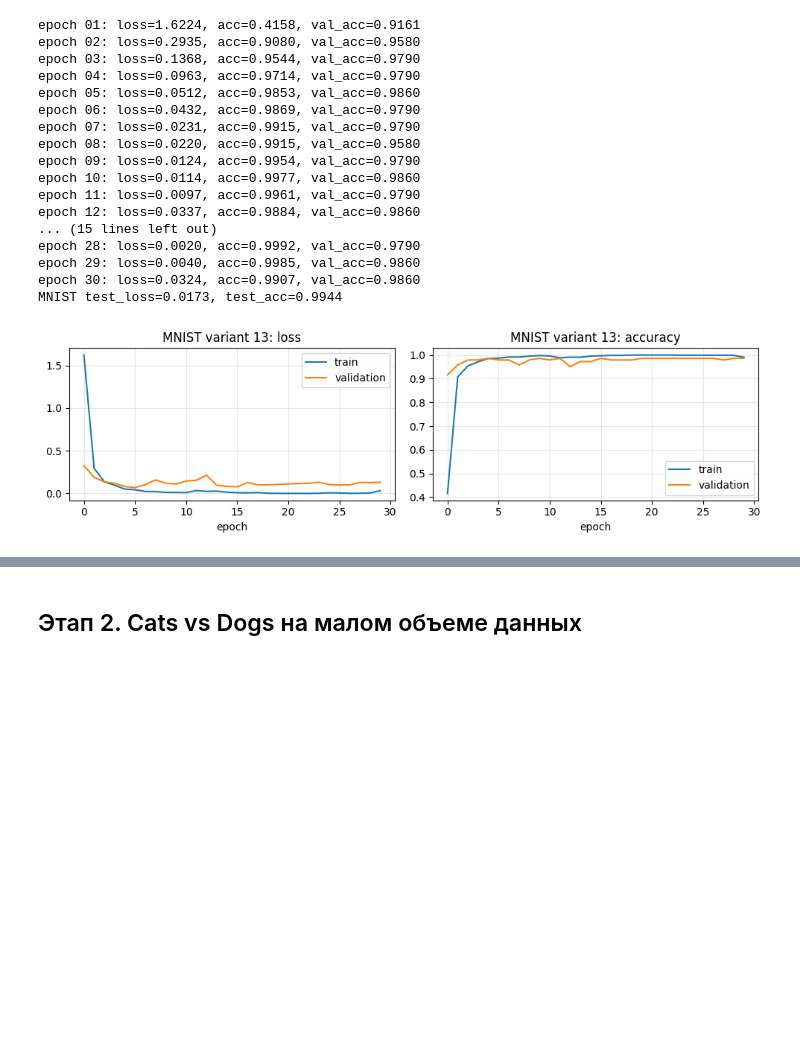
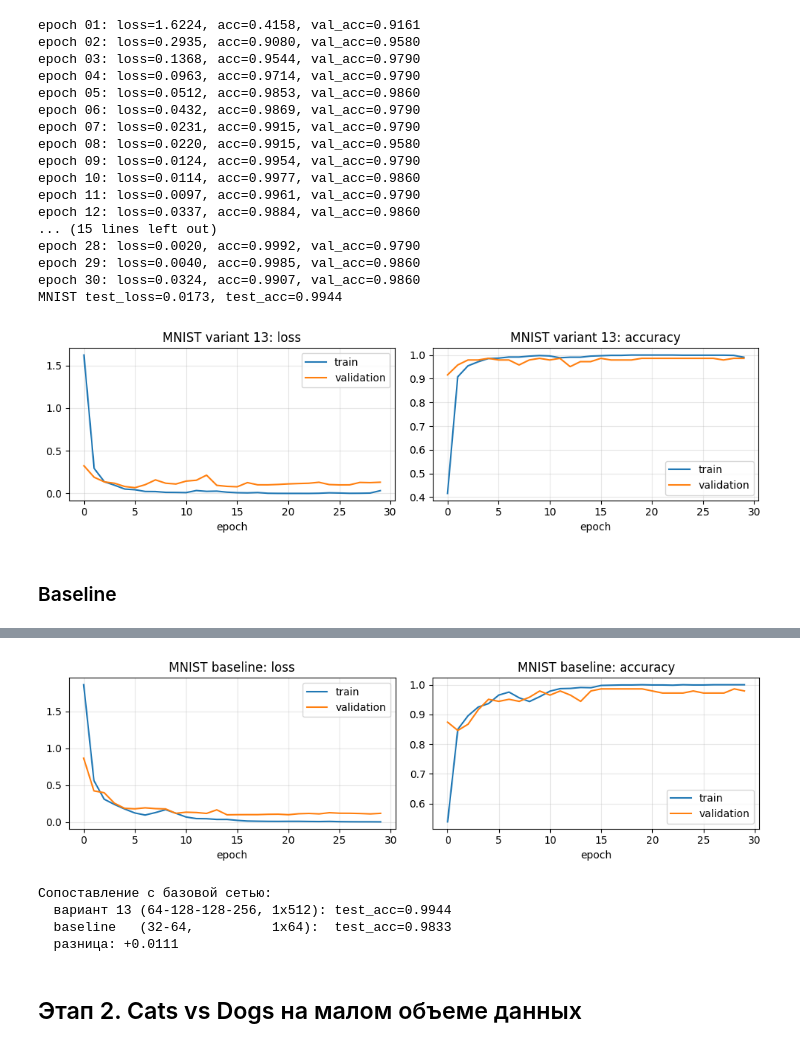
Before and after one commit to cndfdv/pfur-coursework, a Jupyter notebook: lab_5/main.ipynb, the cells around one changed output, grey strips where cells are left out. Cells and saved outputs as stored; diff of their text form; code cells hidden in the pictures; blank space fills up the shorter version.

```diff
--- a/lab_5/main.ipynb
+++ b/lab_5/main.ipynb
@@ -16,7 +16,11 @@ from sklearn.datasets import load_digits
 from torch.utils.data import DataLoader, Dataset, TensorDataset, random_split
 from torchvision import datasets, models, transforms
 
-DEVICE = torch.device("cuda" if torch.cuda.is_available() else "cpu")
+DEVICE = torch.device(
+    "cuda" if torch.cuda.is_available()
+    else "mps" if torch.backends.mps.is_available()
+    else "cpu"
+)
 SEED = 13
 random.seed(SEED)
 np.random.seed(SEED)
@@ -146,8 +150,8 @@ class MnistCnn(nn.Module):
 mnist_transform = transforms.Compose([transforms.ToTensor(), transforms.Normalize((0.1307,), (0.3081,))])
 
 try:
-    mnist_train_full = datasets.MNIST("data", train=True, download=False, transform=mnist_transform)
-    mnist_test = datasets.MNIST("data", train=False, download=False, transform=mnist_transform)
+    mnist_train_full = datasets.MNIST("data", train=True, download=True, transform=mnist_transform)
+    mnist_test = datasets.MNIST("data", train=False, download=True, transform=mnist_transform)
     mnist_source = "MNIST"
 except Exception:
     digits = load_digits()
@@ -216,3 +217,54 @@ epoch 29: loss=0.0040, acc=0.9985, val_acc=0.9860
 epoch 30: loss=0.0324, acc=0.9907, val_acc=0.9860
 MNIST test_loss=0.0173, test_acc=0.9944
 [figure]
+# %% [markdown]
+### Baseline
+# %%
+class MnistBaselineCnn(nn.Module):
+    """Базовая сеть из задания: 2 слоя 32-64, ядро 3x3, классификатор 1 слой (64)."""
+
+    def __init__(self):
+        super().__init__()
+        self.features = nn.Sequential(
+            nn.Conv2d(1, 32, kernel_size=3, padding=1),
+            nn.ReLU(),
+            nn.MaxPool2d(2),
+            nn.Conv2d(32, 64, kernel_size=3, padding=1),
+            nn.ReLU(),
+            nn.MaxPool2d(2),
+        )
+        self.classifier = nn.Sequential(
+            nn.Flatten(),
+            nn.Linear(64 * 7 * 7, 64),
+            nn.ReLU(),
+            nn.Linear(64, 10),
+        )
+
+    def forward(self, x: torch.Tensor) -> torch.Tensor:
+        return self.classifier(self.features(x))
+
+
+baseline_model = MnistBaselineCnn().to(DEVICE)
+criterion = nn.CrossEntropyLoss()
+optimizer = torch.optim.Adam(baseline_model.parameters(), lr=1e-3)
+
+BASELINE_EPOCHS = 30
+baseline_history = {"loss": [], "val_loss": [], "acc": [], "val_acc": []}
+for epoch in range(BASELINE_EPOCHS):
+    loss, acc = train_multiclass_epoch(baseline_model, mnist_train_loader, criterion, optimizer)
+    val_loss, val_acc = evaluate_multiclass(baseline_model, mnist_val_loader, criterion)
+    baseline_history["loss"].append(loss)
+    baseline_history["acc"].append(acc)
+    baseline_history["val_loss"].append(val_loss)
+    baseline_history["val_acc"].append(val_acc)
+    print(f"epoch {epoch + 1:02d}: loss={loss:.4f}, acc={acc:.4f}, val_acc={val_acc:.4f}")
+
+baseline_test_loss, baseline_test_acc = evaluate_multiclass(baseline_model, mnist_test_loader, criterion)
+print(f"Baseline test_loss={baseline_test_loss:.4f}, test_acc={baseline_test_acc:.4f}")
+plot_history(baseline_history, "MNIST baseline")
+
+print("\nСопоставление с базовой сетью:")
+print(f"  вариант 13 (64-128-128-256, 1x512): test_acc={mnist_test_acc:.4f}")
+print(f"  baseline   (32-64,          1x64):  test_acc={baseline_test_acc:.4f}")
+print(f"  разница: {mnist_test_acc - baseline_test_acc:+.4f}")
+# %% [output]
@@ -219,3 +288,8 @@ MNIST test_loss=0.0173, test_acc=0.9944
+[figure, added]
+Сопоставление с базовой сетью:
+  вариант 13 (64-128-128-256, 1x512): test_acc=0.9944
+  baseline   (32-64,          1x64):  test_acc=0.9833
+  разница: +0.0111
 # %% [markdown]
 ## Этап 2. Cats vs Dogs на малом объеме данных
 # %%
```
Also changed, not shown: parts of 8 cells of this notebook, 39 other files.
